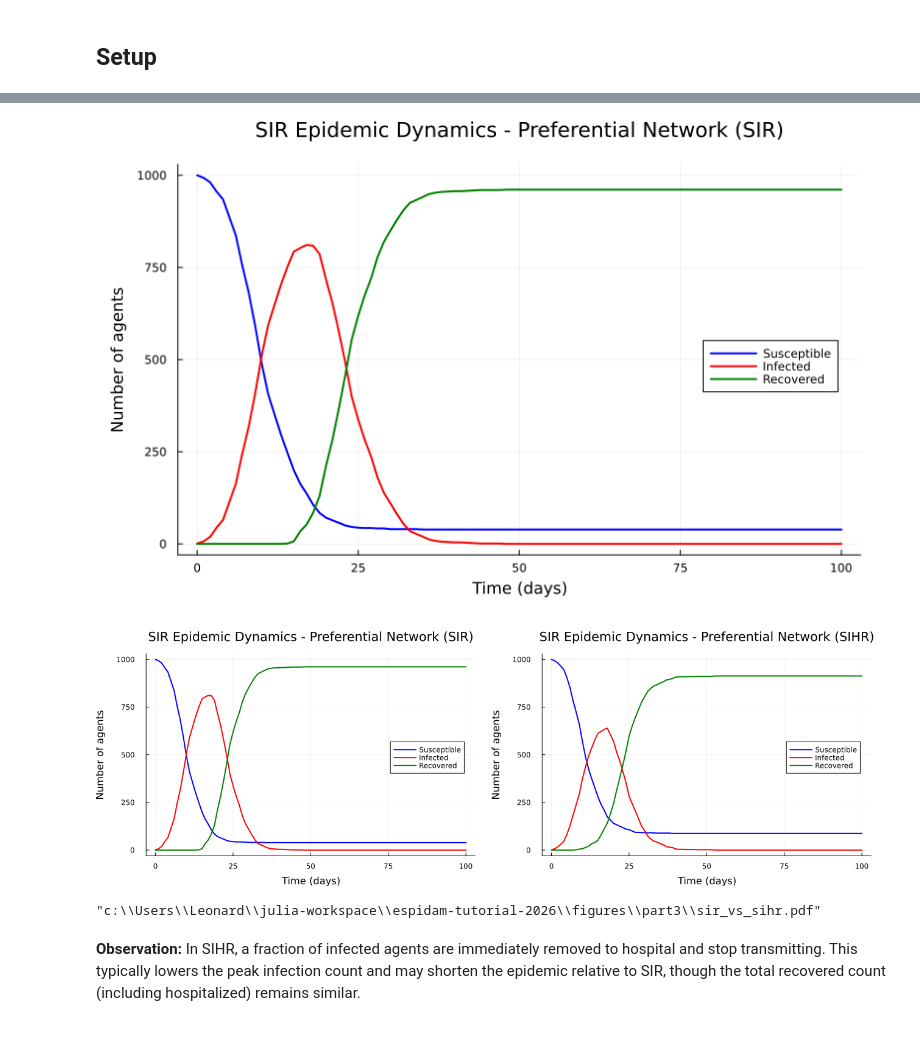
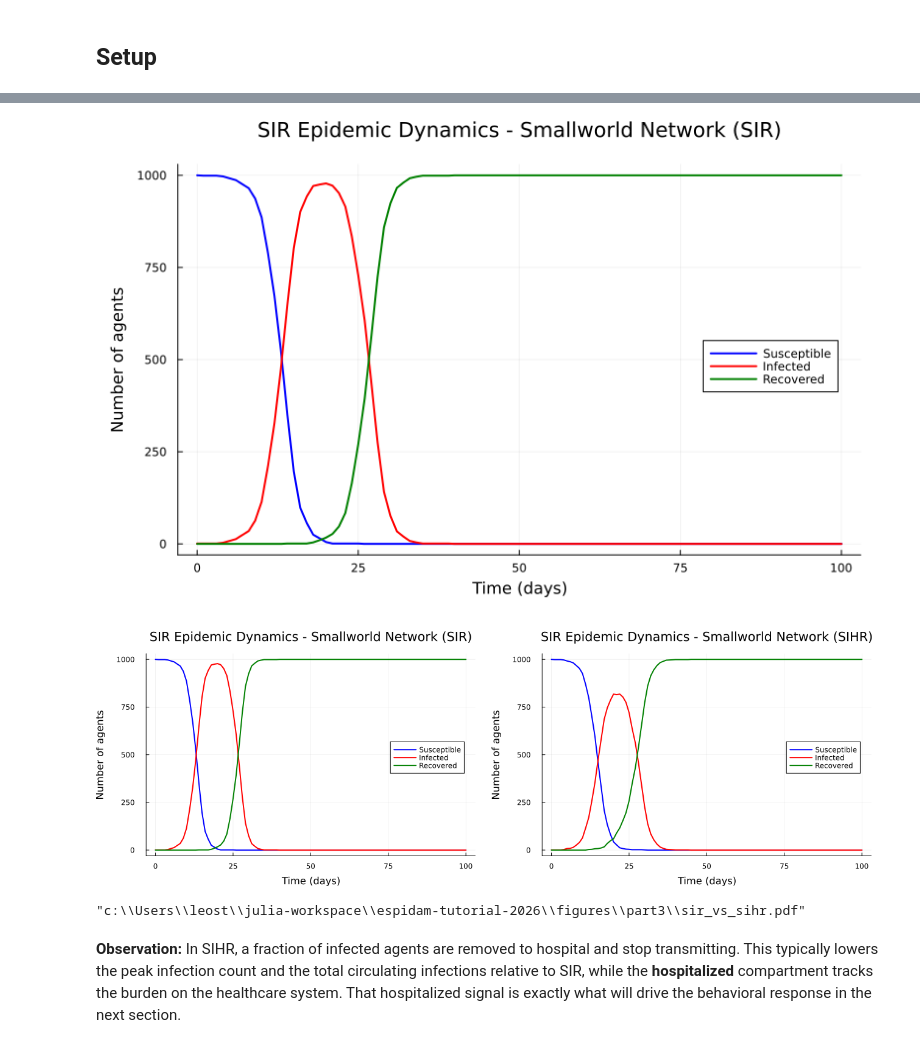
Before and after one commit to lstell21/espidam-tutorial-2026, a Jupyter notebook: Part3.ipynb, the cells around one changed output, grey strips where cells are left out. Cells and saved outputs as stored; diff of their text form; code cells hidden in the pictures.

```diff
--- a/Part3.ipynb
+++ b/Part3.ipynb
@@ -81,9 +81,9 @@ We compare:
 include("src/plotting.jl")
 
 model_sihr = initialize(;
-    network_type=:preferential,
-    mean_degree=4,
-    patient_zero=:maxdegree,
+    network_type=:smallworld,
+    mean_degree=10,
+    patient_zero=:random,
     use_hospitalization=true,
     hospitalization_prob=0.15,
     days_to_hospital_recovery=7,
@@ -93,7 +93,7 @@ adata = [:status]
 mdata = [:susceptible_count, :infected_count, :hospitalized_count, :recovered_count]
 _, mdf_sihr = run!(model_sihr, 100; adata, mdata)
 
-p_sihr = plot_epidemic_trajectories(mdf_sihr, :preferential; title_suffix=" (SIHR)")
+p_sihr = plot_epidemic_trajectories(mdf_sihr, :smallworld; title_suffix=" (SIHR)")
 display(p_sihr)
 savefig(p_sihr, joinpath(FIGURES_DIR, "baseline_sihr.pdf"))
 # %% [output]
@@ -102,25 +102,25 @@ savefig(p_sihr, joinpath(FIGURES_DIR, "baseline_sihr.pdf"))
 # %%
 model_sir = initialize(;
-    network_type=:preferential,
-    mean_degree=4,
-    patient_zero=:maxdegree,
+    network_type=:smallworld,
+    mean_degree=10,
+    patient_zero=:random,
     use_hospitalization=false,
 )
 
 mdata_sir = [:susceptible_count, :infected_count, :recovered_count]
 _, mdf_sir = run!(model_sir, 100; adata, mdata=mdata_sir)
 
-p_sir = plot_epidemic_trajectories(mdf_sir, :preferential; title_suffix=" (SIR)")
+p_sir = plot_epidemic_trajectories(mdf_sir, :smallworld; title_suffix=" (SIR)")
 display(p_sir)
 
 p_compare = plot(p_sir, p_sihr, layout=(1,2), size=(1300, 420), margin=5Measures.mm)
 display(p_compare)
 savefig(p_compare, joinpath(FIGURES_DIR, "sir_vs_sihr.pdf"))
 # %% [output]
-[figure, old version]
+[figure, new version]
-[figure, old version]
+[figure, new version]
-"c:\\Users\\Leonard\\julia-workspace\\espidam-tutorial-2026\\figures\\part3\\sir_vs_sihr.pdf"
+"c:\\Users\\leost\\julia-workspace\\espidam-tutorial-2026\\figures\\part3\\sir_vs_sihr.pdf"
 # %% [markdown]
-**Observation:** In SIHR, a fraction of infected agents are immediately removed to hospital and stop transmitting. This typically lowers the peak infection count and may shorten the epidemic relative to SIR, though the total recovered count (including hospitalized) remains similar.
+**Observation:** In SIHR, a fraction of infected agents are removed to hospital and stop transmitting. This typically lowers the peak infection count and the total circulating infections relative to SIR, while the **hospitalized** compartment tracks the burden on the healthcare system. That hospitalized signal is exactly what will drive the behavioral response in the next section.
 # %% [markdown]
 ---
```
Also changed, not shown: parts of 17 cells of this notebook, 6 other files.
